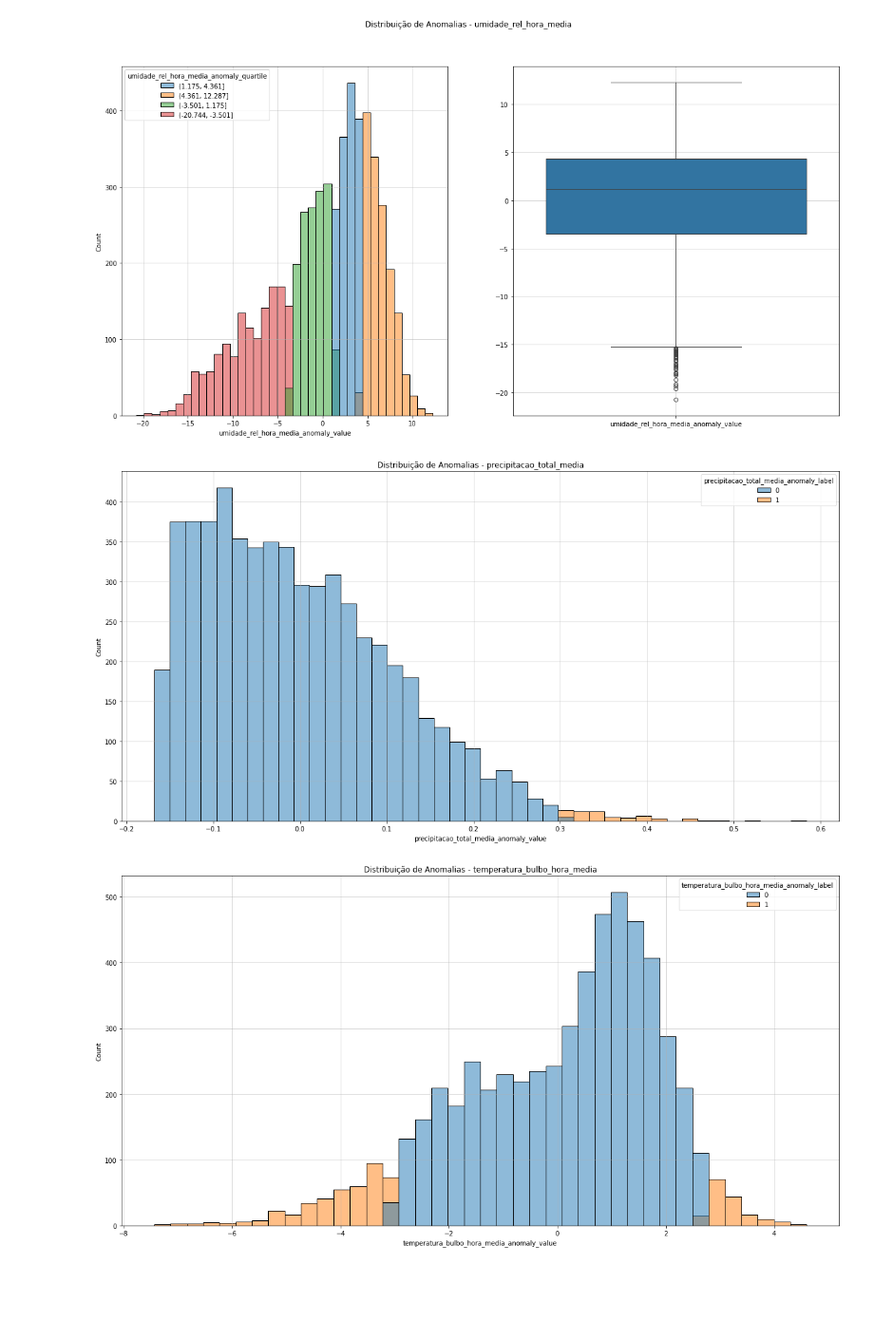
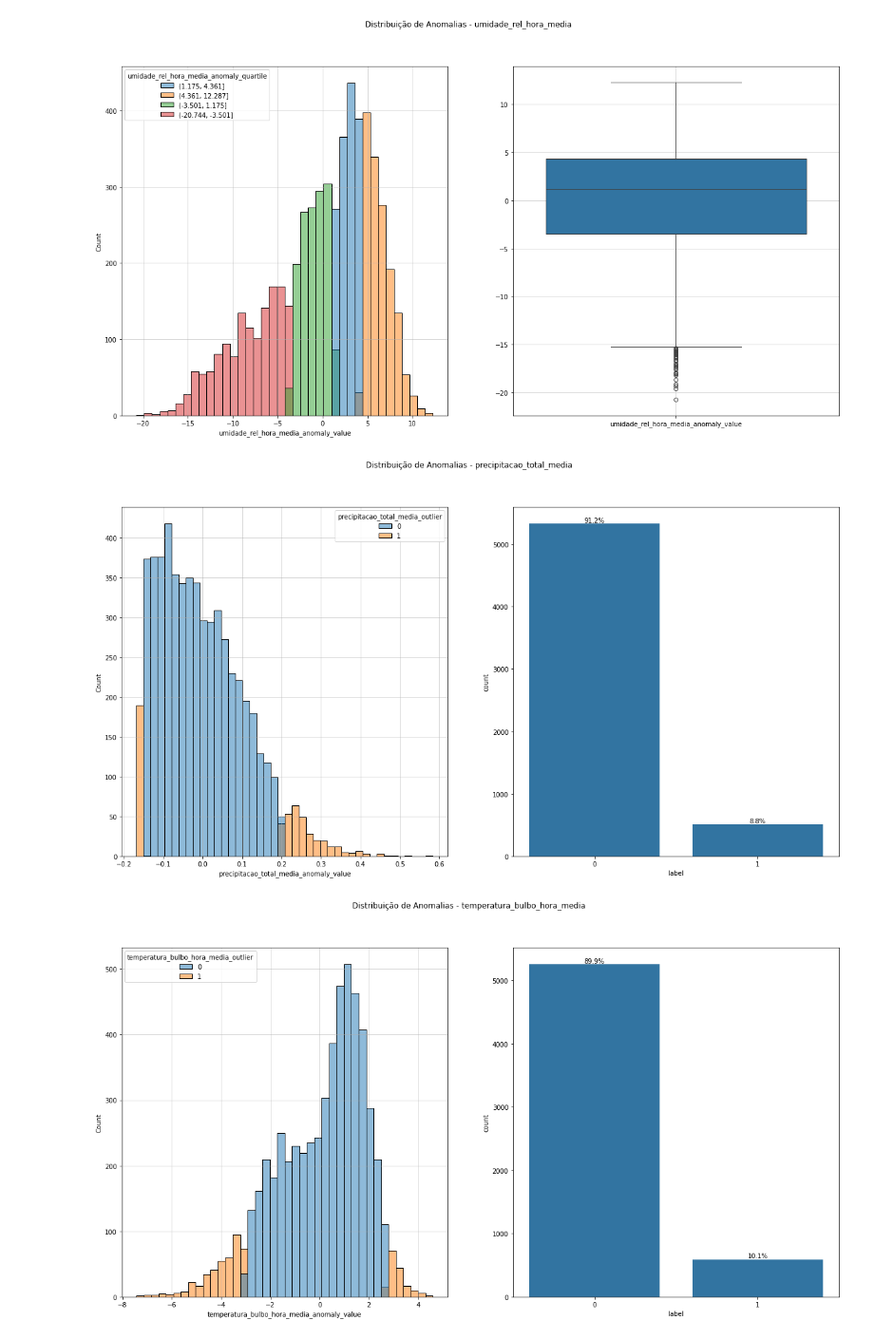
Before and after one commit to AlexandreSaback/tcc_anomaly_detection, a Jupyter notebook: explorations/AD_04_GroundTruth.ipynb, the cells around one changed output. Shown at 95% size. Saved outputs shown, nothing was run; the diff lists cells and outputs as text; code cells hidden in the pictures; blank space fills up the shorter version.

```diff
--- a/explorations/AD_04_GroundTruth.ipynb
+++ b/explorations/AD_04_GroundTruth.ipynb
@@ -80,7 +80,9 @@ for feature in numerical_features:
 # umidade: X < -15; X > 10
 
 anomalies_map = {
-    "precipitacao_total_media": complete_data["precipitacao_total_media_anomaly_value"] >= 0.3,
+    "precipitacao_total_media":
+        (complete_data["precipitacao_total_media_anomaly_value"] <= -0.15) |
+        (complete_data["precipitacao_total_media_anomaly_value"] >= 0.2),
     "temperatura_bulbo_hora_media":
             (complete_data["temperatura_bulbo_hora_media_anomaly_value"] <= -3) |
             (complete_data["temperatura_bulbo_hora_media_anomaly_value"] >= 2.75),
@@ -93,20 +95,28 @@ anomalies_map = {
 # %%
 for feature, mask in anomalies_map.items():
 
-    complete_data[f"{feature}_anomaly_label"] = 0
-    complete_data.loc[mask, f"{feature}_anomaly_label"] = 1
+    complete_data[f"{feature}_outlier"] = 0
+    complete_data.loc[mask, f"{feature}_outlier"] = 1
 
-    feature_anomaly_data = complete_data[[f"{feature}_anomaly_value", f"{feature}_anomaly_label"]]
+    feature_anomaly_data = complete_data[[f"{feature}_anomaly_value", f"{feature}_outlier"]]
+    counts = feature_anomaly_data[f"{feature}_outlier"].value_counts()
+    percentages = counts / counts.sum() * 100
 
-    fig, ax = plt.subplots(figsize=(20, 10))
+    counts_plot = counts.to_frame().reset_index()
+    counts_plot.columns = ["label", "count"]
+
+    fig, axes = plt.subplots(1, 2, figsize=(20, 10))
     sns.histplot(
         feature_anomaly_data,
         x=f"{feature}_anomaly_value",
-        hue=f"{feature}_anomaly_label",
-        ax=ax)
-    plt.title(f"Distribuição de Anomalias - {feature}")
-    plt.grid(True, alpha=0.6)
+        hue=f"{feature}_outlier",
+        ax=axes[0])
+    sns.barplot(counts_plot, x="label", y="count", ax=axes[1])
+    for i, row in counts_plot.iterrows():
+        axes[1].text(i, row['count'], f'{percentages[i]:.1f}%', ha='center', va='bottom')
+    plt.suptitle(f"Distribuição de Anomalias - {feature}")
+    axes[0].grid(True, alpha=0.6)
     plt.show()
 # %% [output]
-[figure, old version]
+[figure, new version]
-[figure, old version]
+[figure, new version]
```
Also changed, not shown: parts of 8 cells of this notebook, 1 other file.
